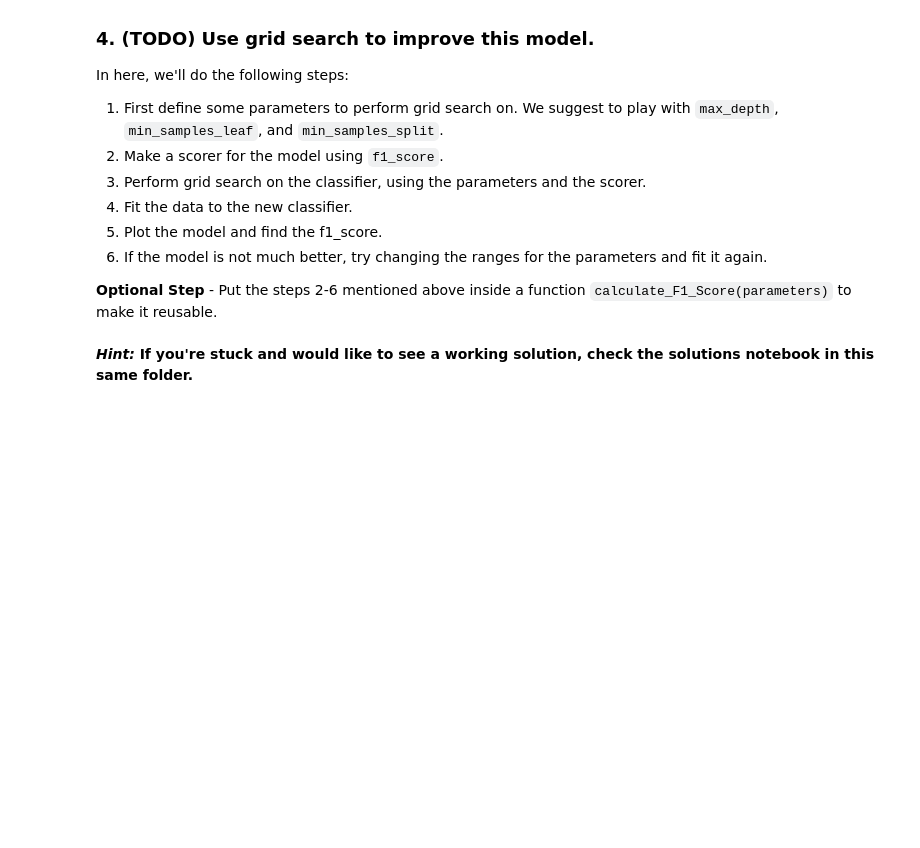
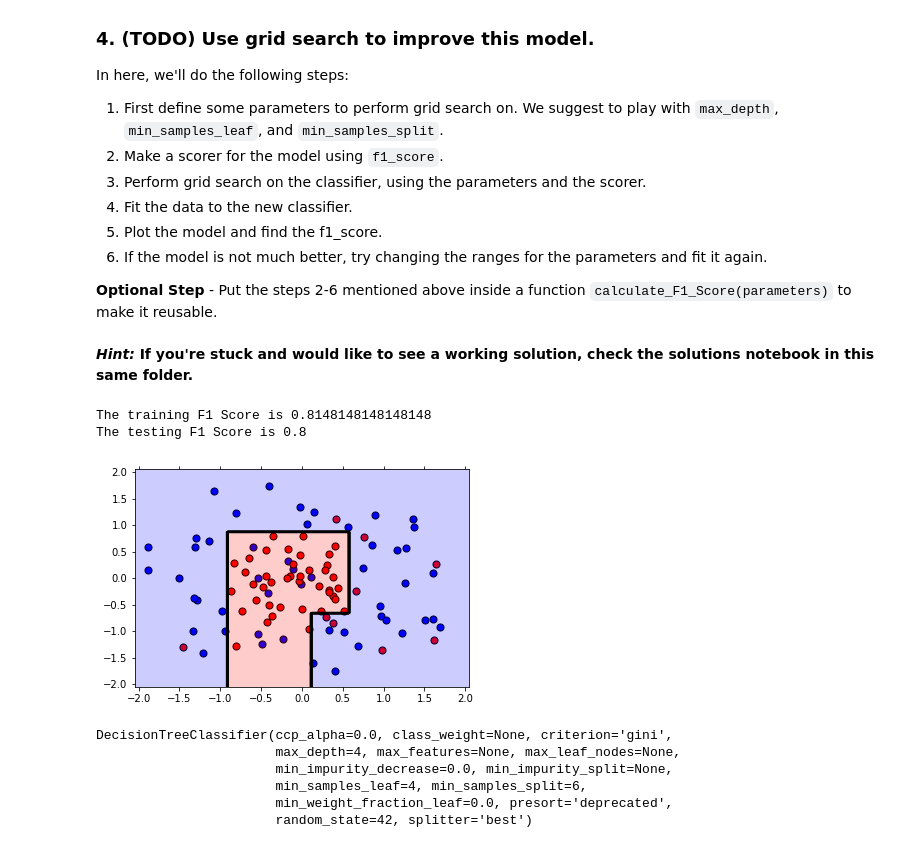
Before and after one commit to sankethbhongir/AI-Programming-Practice, a Jupyter notebook: Supervised learning/training and tuning/Grid_Search_Lab.ipynb, the cells around one changed output. Saved outputs shown, nothing was run; the diff lists cells and outputs as text; code cells hidden in the pictures; blank space fills up the shorter version.

Commit message:
optimized model using grid search

```diff
--- a/Supervised learning/training and tuning/Grid_Search_Lab.ipynb
+++ b/Supervised learning/training and tuning/Grid_Search_Lab.ipynb
@@ -126,39 +126,49 @@ from sklearn.model_selection import GridSearchCV
 clf = DecisionTreeClassifier(random_state=42)
 
 # TODO: Create the parameters list you wish to tune.
-parameters = None
+parameters = {'max_depth':[3,4,5,6,7,8], 'min_samples_leaf': [2,3,4], 'min_samples_split': [6,7,8]}
 
 def calculate_F1_Score(parameters):
     # TODO: Make an fbeta_score scoring object.
-    scorer = None
+    scorer = make_scorer(f1_score)
 
     # TODO: Perform grid search on the classifier using 'scorer' as the scoring method.
-    grid_obj = None
+    grid_obj = GridSearchCV(clf, parameters, scoring=scorer)
 
     # TODO: Fit the grid search object to the training data and find the optimal parameters.
-    grid_fit = None
+    grid_fit = grid_obj.fit(X_train, y_train)
 
     # TODO: Get the estimator.
-    best_clf = None
+    best_clf = grid_fit.best_estimator_
 
     # Fit the new model.
     best_clf.fit(X_train, y_train)
 
     # Make predictions using the new model.
     best_train_predictions = best_clf.predict(X_train)
     best_test_predictions = best_clf.predict(X_test)
 
     # Calculate the f1_score of the new model.
     print('The training F1 Score is', f1_score(best_train_predictions, y_train))
     print('The testing F1 Score is', f1_score(best_test_predictions, y_test))
 
     # Plot the new model.
     plot_model(X, y, best_clf)
 
     # Let's also explore what parameters ended up being used in the new model.
     print(best_clf)
 
 #----------------------------------------------#
 
 # Call the function
 calculate_F1_Score(parameters)
+# %% [output]
+The training F1 Score is 0.8148148148148148
+The testing F1 Score is 0.8
+[figure, added]
+DecisionTreeClassifier(ccp_alpha=0.0, class_weight=None, criterion='gini',
+                       max_depth=4, max_features=None, max_leaf_nodes=None,
+                       min_impurity_decrease=0.0, min_impurity_split=None,
+                       min_samples_leaf=4, min_samples_split=6,
+                       min_weight_fraction_leaf=0.0, presort='deprecated',
+                       random_state=42, splitter='best')
```
Also changed, not shown: parts of 2 cells of this notebook.
